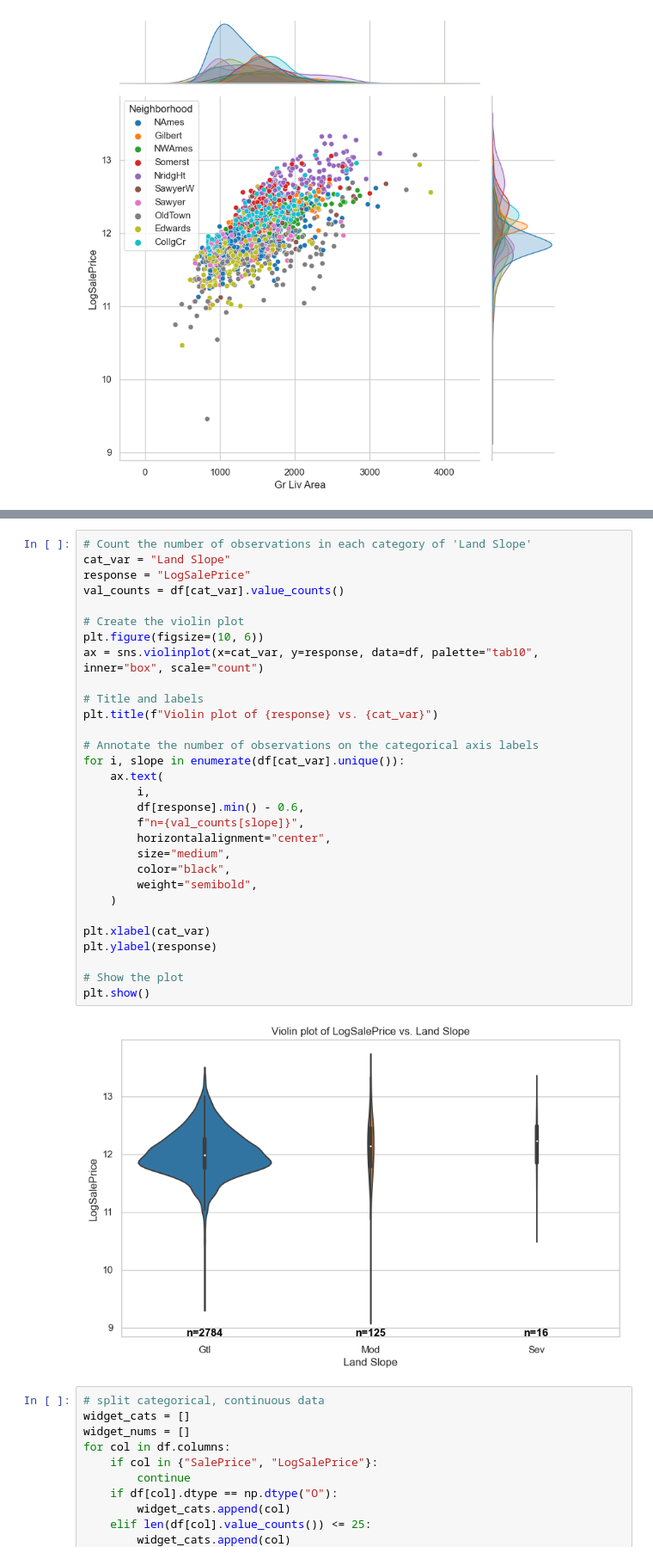
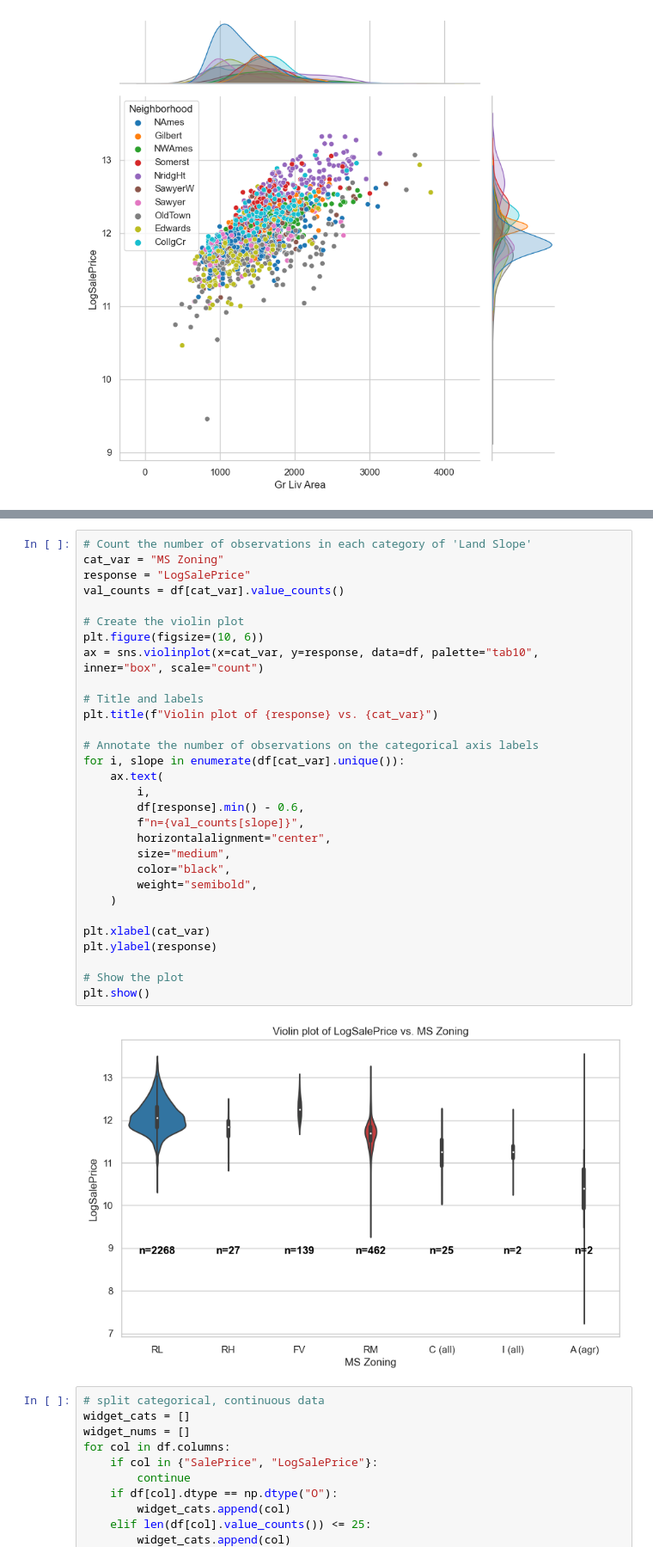
Before and after one commit to druce/iowa, a Jupyter notebook: ChatGPT_datascience.ipynb, the cells around one changed output, grey strips where cells are left out. Shown at 86% size. Saved outputs shown, nothing was run; the diff lists cells and outputs as text.

```diff
--- a/ChatGPT_datascience.ipynb
+++ b/ChatGPT_datascience.ipynb
@@ -1100,35 +1235,35 @@ Elapsed:     48.027105 seconds
 # %%
 # Count the number of observations in each category of 'Land Slope'
-cat_var = "Land Slope"
+cat_var = "MS Zoning"
 response = "LogSalePrice"
 val_counts = df[cat_var].value_counts()
 
 # Create the violin plot
 plt.figure(figsize=(10, 6))
 ax = sns.violinplot(x=cat_var, y=response, data=df, palette="tab10", inner="box", scale="count")
 
 # Title and labels
 plt.title(f"Violin plot of {response} vs. {cat_var}")
 
 # Annotate the number of observations on the categorical axis labels
 for i, slope in enumerate(df[cat_var].unique()):
     ax.text(
         i,
         df[response].min() - 0.6,
         f"n={val_counts[slope]}",
         horizontalalignment="center",
         size="medium",
         color="black",
         weight="semibold",
     )
 
 plt.xlabel(cat_var)
 plt.ylabel(response)
 
 # Show the plot
 plt.show()
 # %% [output]
-[figure, old version]
+[figure, new version]
 # %%
 # split categorical, continuous data
 widget_cats = []
```
Also changed, not shown: parts of 84 cells of this notebook.
